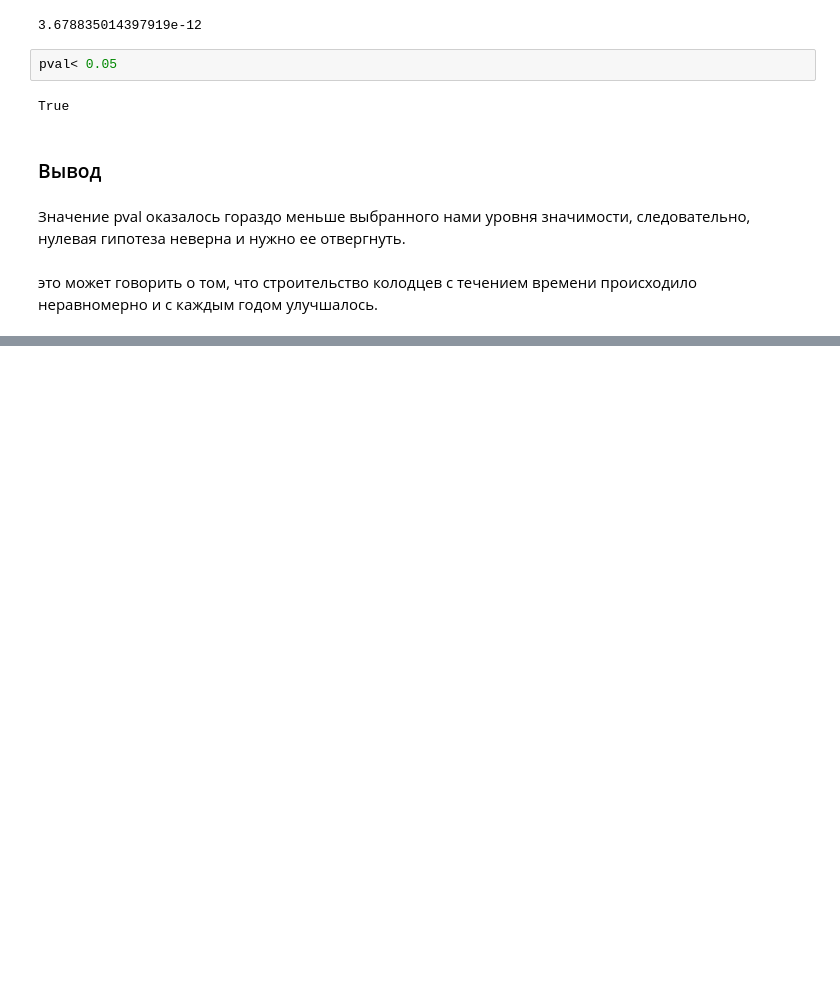
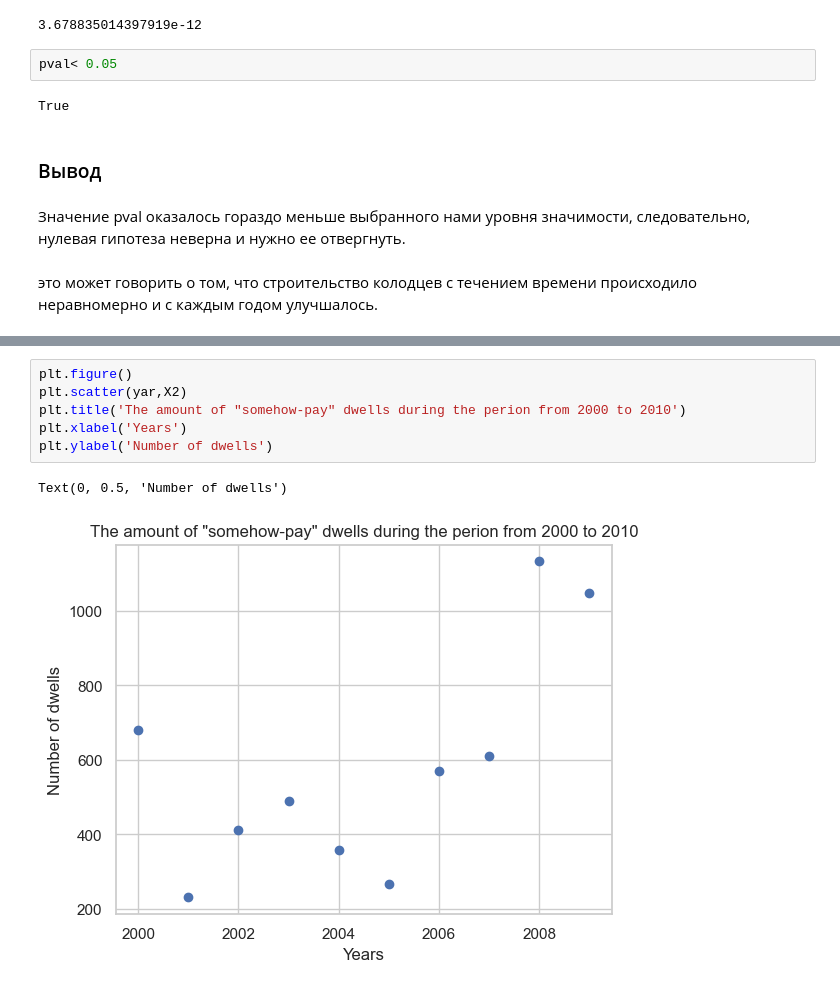
Before and after one commit to nolongerlaugh/BDA-project-Pump-it-Up, a Jupyter notebook: report.ipynb, the cells around one changed output, grey strips where cells are left out. Drawn from its saved outputs; the diff is of its cells as text; blank space fills up the shorter version.

```diff
--- a/report.ipynb
+++ b/report.ipynb
@@ -450,0 +475,9 @@ True
+# %%
+plt.figure()
+plt.scatter(yar,X2)
+plt.title('The amount of "somehow-pay" dwells during the perion from 2000 to 2010')
+plt.xlabel('Years')
+plt.ylabel('Number of dwells')
+# %% [output]
+Text(0, 0.5, 'Number of dwells')
+[figure, added]
```
Also changed, not shown: parts of 14 cells of this notebook.
